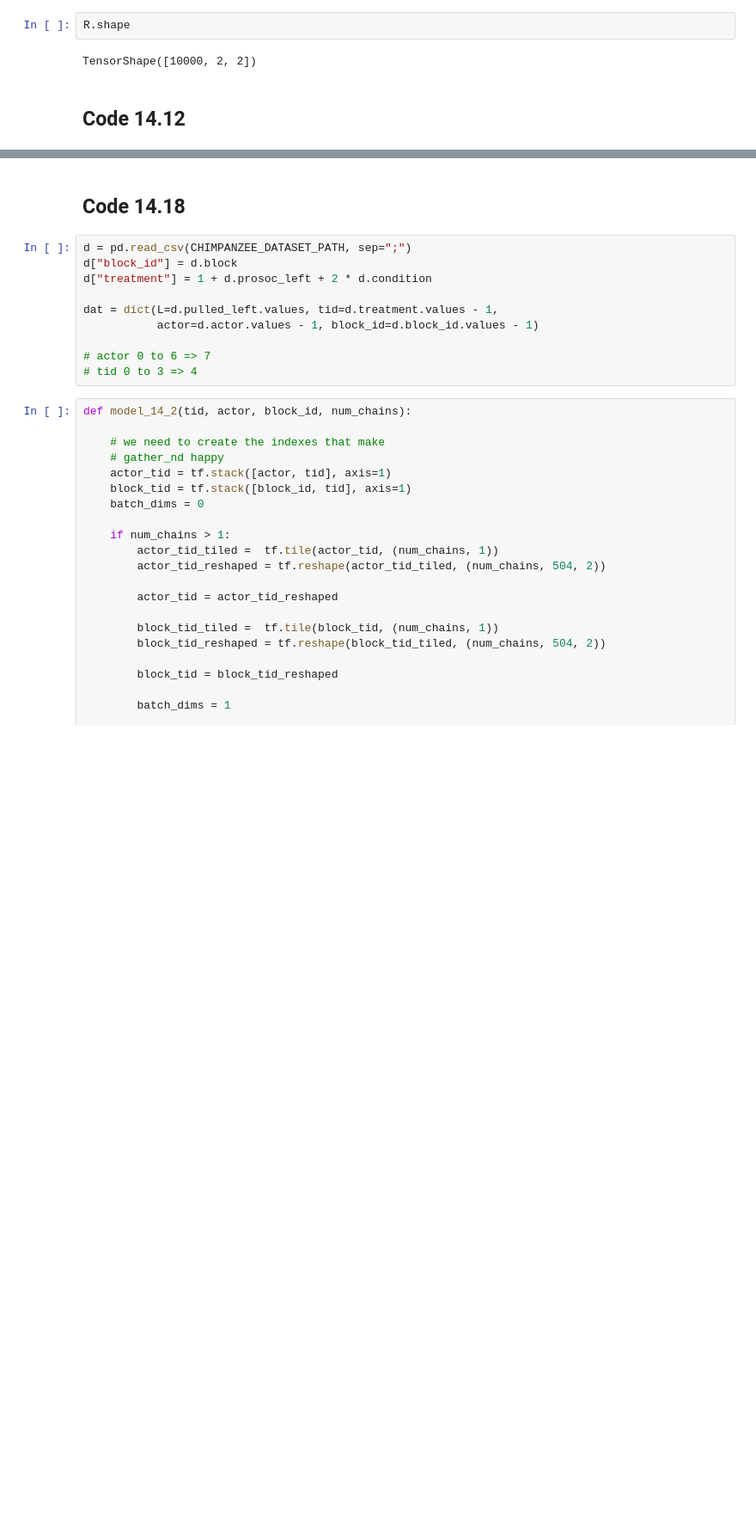
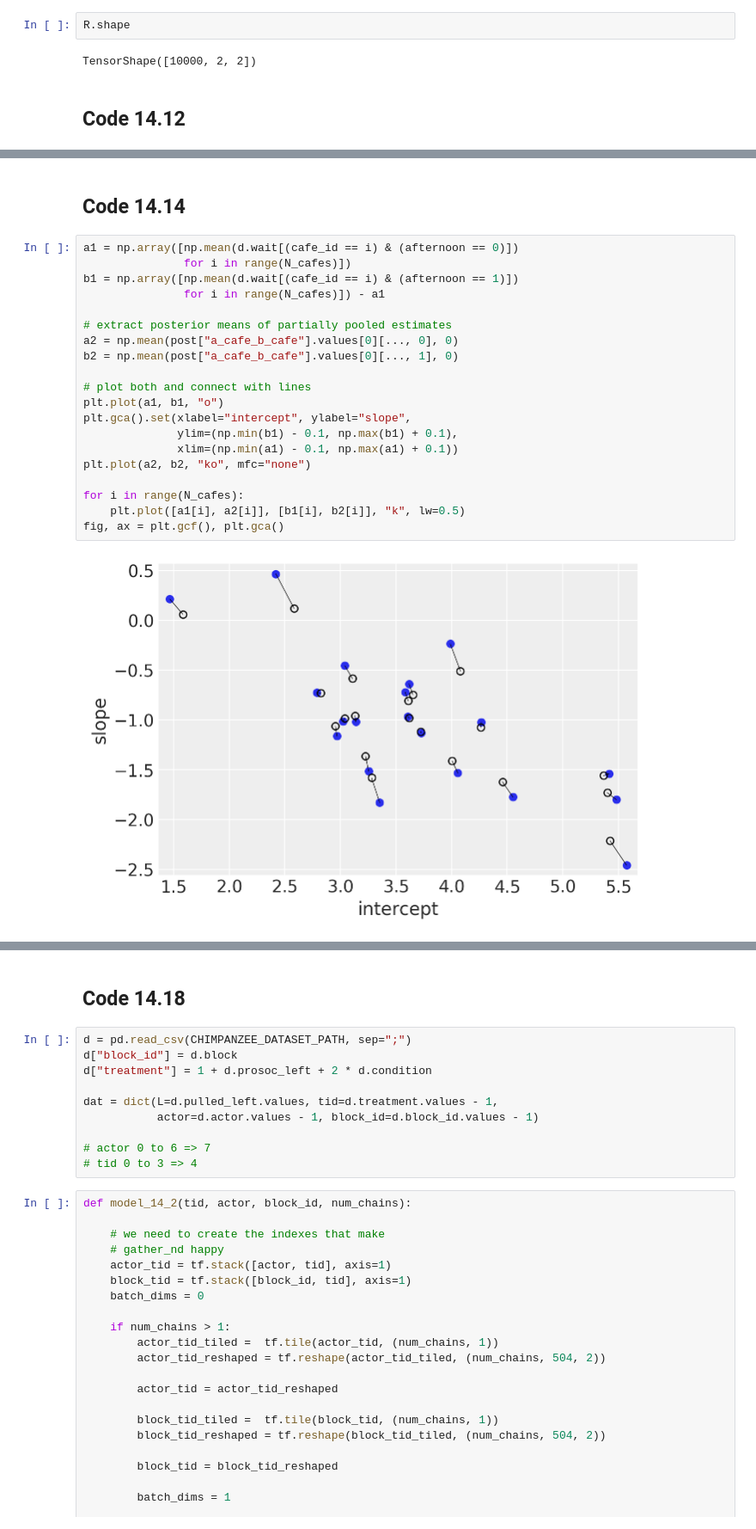
Before and after one commit to ksachdeva/rethinking-tensorflow-probability, a Jupyter notebook: notebooks/14_adventures_in_covariance.ipynb, the cells around one changed output, grey strips where cells are left out. Shown at 86% size. Cells and saved outputs as stored; diff of their text form; blank space fills up the shorter version.

```diff
--- a/notebooks/14_adventures_in_covariance.ipynb
+++ b/notebooks/14_adventures_in_covariance.ipynb
@@ -406,0 +494,24 @@ observed_data = (tf.cast(d.wait.values, dtype=tf.float32),)
+# %% [markdown]
+## Code 14.14
+# %%
+a1 = np.array([np.mean(d.wait[(cafe_id == i) & (afternoon == 0)])
+               for i in range(N_cafes)])
+b1 = np.array([np.mean(d.wait[(cafe_id == i) & (afternoon == 1)])
+               for i in range(N_cafes)]) - a1
+
+# extract posterior means of partially pooled estimates
+a2 = np.mean(post["a_cafe_b_cafe"].values[0][..., 0], 0)
+b2 = np.mean(post["a_cafe_b_cafe"].values[0][..., 1], 0)
+
+# plot both and connect with lines
+plt.plot(a1, b1, "o")
+plt.gca().set(xlabel="intercept", ylabel="slope",
+              ylim=(np.min(b1) - 0.1, np.max(b1) + 0.1),
+              xlim=(np.min(a1) - 0.1, np.max(a1) + 0.1))
+plt.plot(a2, b2, "ko", mfc="none")
+
+for i in range(N_cafes):
+    plt.plot([a1[i], a2[i]], [b1[i], b2[i]], "k", lw=0.5)
+fig, ax = plt.gcf(), plt.gca()
+# %% [output]
+[figure, added]
```
Also changed, not shown: parts of 27 cells of this notebook, 3 other files.
